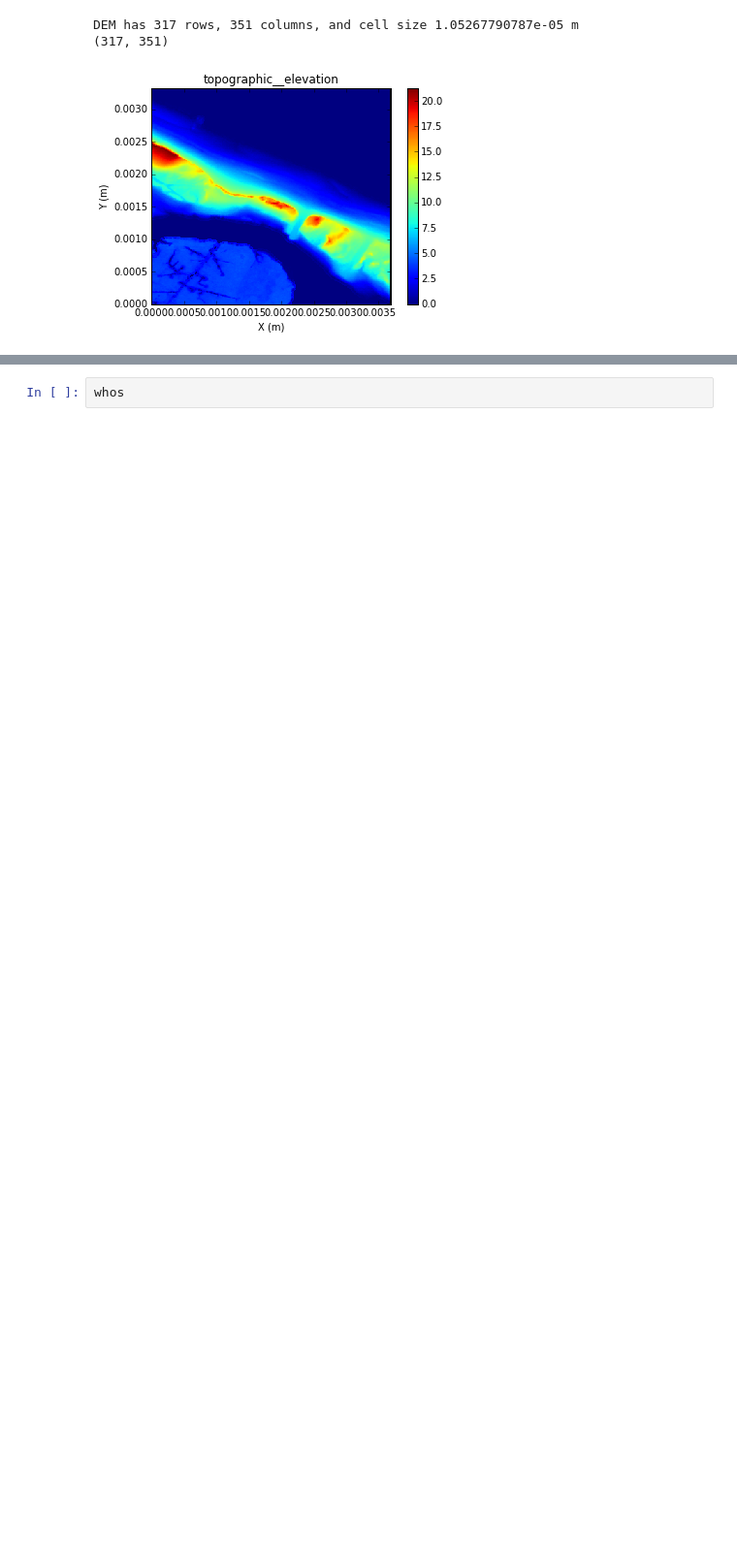
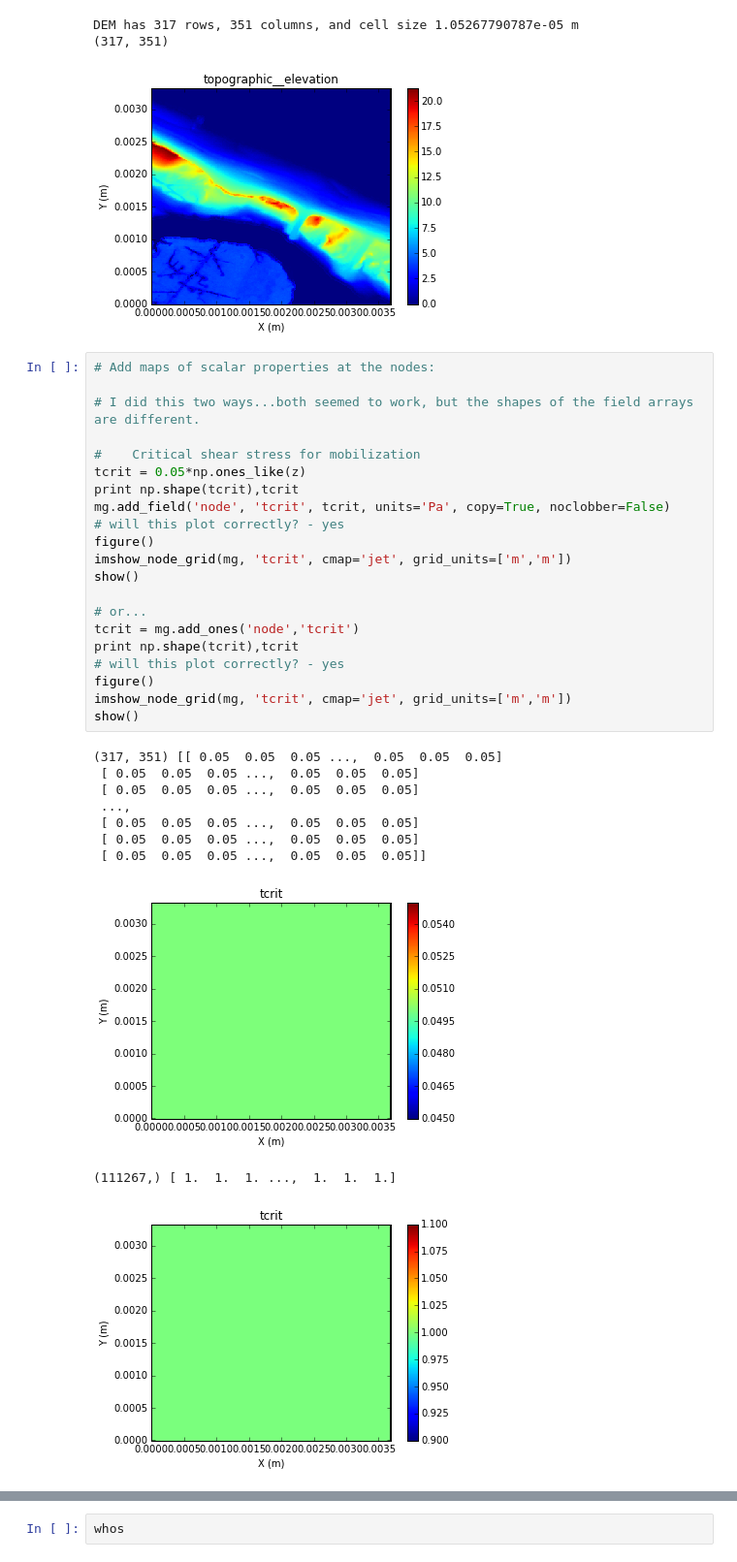
Before and after one commit to csherwood-usgs/test_landlab, a Jupyter notebook: ll_sandwich1.ipynb, the cells around one changed output, grey strips where cells are left out. Shown at 97% size. Cells and saved outputs as stored; diff of their text form; blank space fills up the shorter version.

Commit message:
two ways of adding another field...diff. shapes

```diff
--- a/ll_sandwich1.ipynb
+++ b/ll_sandwich1.ipynb
@@ -27,4 +27,36 @@ show()
 DEM has 317 rows, 351 columns, and cell size 1.05267790787e-05 m
 (317, 351)
 [figure]
+# %%
+# Add maps of scalar properties at the nodes:
+
+# I did this two ways...both seemed to work, but the shapes of the field arrays are different.
+
+#    Critical shear stress for mobilization
+tcrit = 0.05*np.ones_like(z)
+print np.shape(tcrit),tcrit
+mg.add_field('node', 'tcrit', tcrit, units='Pa', copy=True, noclobber=False)
+# will this plot correctly? - yes
+figure()
+imshow_node_grid(mg, 'tcrit', cmap='jet', grid_units=['m','m'])
+show()
+
+# or...
+tcrit = mg.add_ones('node','tcrit')
+print np.shape(tcrit),tcrit
+# will this plot correctly? - yes
+figure()
+imshow_node_grid(mg, 'tcrit', cmap='jet', grid_units=['m','m'])
+show()
+# %% [output]
+(317, 351) [[ 0.05  0.05  0.05 ...,  0.05  0.05  0.05]
+ [ 0.05  0.05  0.05 ...,  0.05  0.05  0.05]
+ [ 0.05  0.05  0.05 ...,  0.05  0.05  0.05]
+ ...,
+ [ 0.05  0.05  0.05 ...,  0.05  0.05  0.05]
+ [ 0.05  0.05  0.05 ...,  0.05  0.05  0.05]
+ [ 0.05  0.05  0.05 ...,  0.05  0.05  0.05]]
+[figure, added]
+(111267,) [ 1.  1.  1. ...,  1.  1.  1.]
+[figure, added]
 # %%
```
Also changed, not shown: parts of 1 cell of this notebook.
